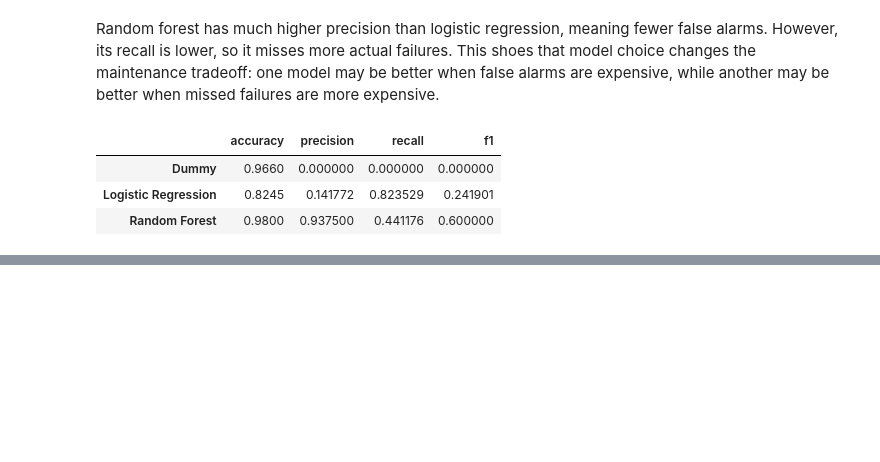
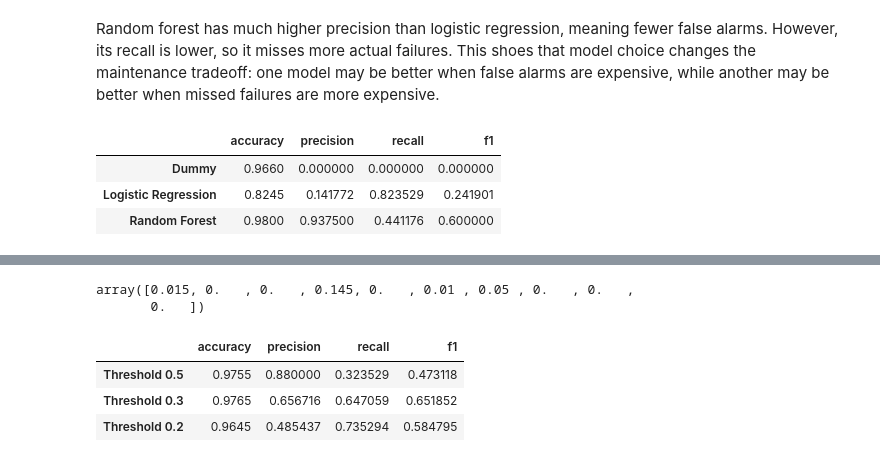
Before and after one commit to shashwatsharv7/machineguard-ai, a Jupyter notebook: notebooks/02_baseline_models.ipynb, the cells around one changed output, grey strips where cells are left out. Drawn from its saved outputs; the diff is of its cells as text; code cells hidden in the pictures; blank space fills up the shorter version.

```diff
--- a/notebooks/02_baseline_models.ipynb
+++ b/notebooks/02_baseline_models.ipynb
@@ -260,0 +331,2 @@ pd.DataFrame(
+# %%
+random_forest_model.fit(X_train, y_train)
@@ -260,0 +347,25 @@ pd.DataFrame(
+# %%
+val_probabilities = random_forest_model.predict_proba(X_val)[:, 1]
+
+val_probabilities[:10]
+# %% [output]
+array([0.015, 0.   , 0.   , 0.145, 0.   , 0.01 , 0.05 , 0.   , 0.   ,
+       0.   ])
+# %%
+val_predictions_05 = (val_probabilities >= 0.5).astype(int)
+val_predictions_03 = (val_probabilities >= 0.3).astype(int)
+val_predictions_02 = (val_probabilities >= 0.2).astype(int)
+# %%
+val_metrics_05, val_matrix_05 = evaluate_classification_model(y_val, val_predictions_05)
+val_metrics_03, val_matrix_03 = evaluate_classification_model(y_val, val_predictions_03)
+val_metrics_02, val_matrix_02 = evaluate_classification_model(y_val, val_predictions_02)
+# %%
+pd.DataFrame(
+    [val_metrics_05, val_metrics_03, val_metrics_02],
+    index=["Threshold 0.5", "Threshold 0.3", "Threshold 0.2"]
+)
+# %% [output]
+|  | accuracy | precision | recall | f1 |
+| Threshold 0.5 | 0.9755 | 0.880000 | 0.323529 | 0.473118 |
+| Threshold 0.3 | 0.9765 | 0.656716 | 0.647059 | 0.651852 |
+| Threshold 0.2 | 0.9645 | 0.485437 | 0.735294 | 0.584795 |
```
Also changed, not shown: parts of 14 cells of this notebook.
